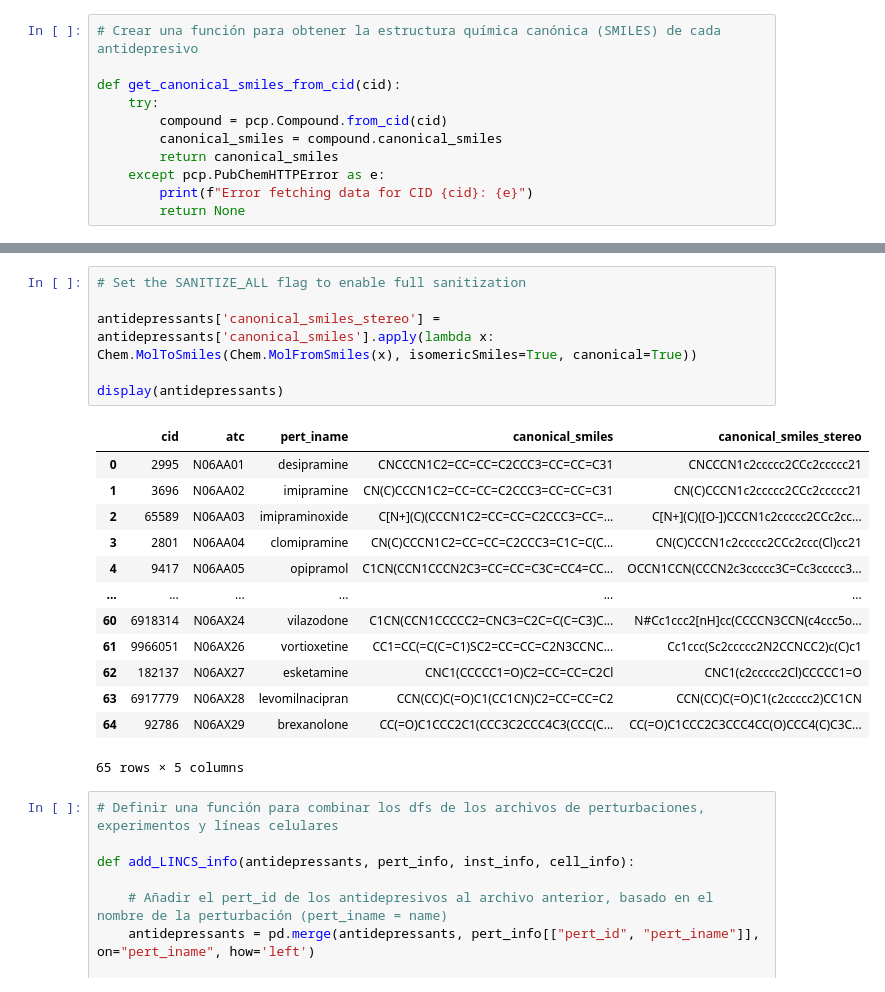
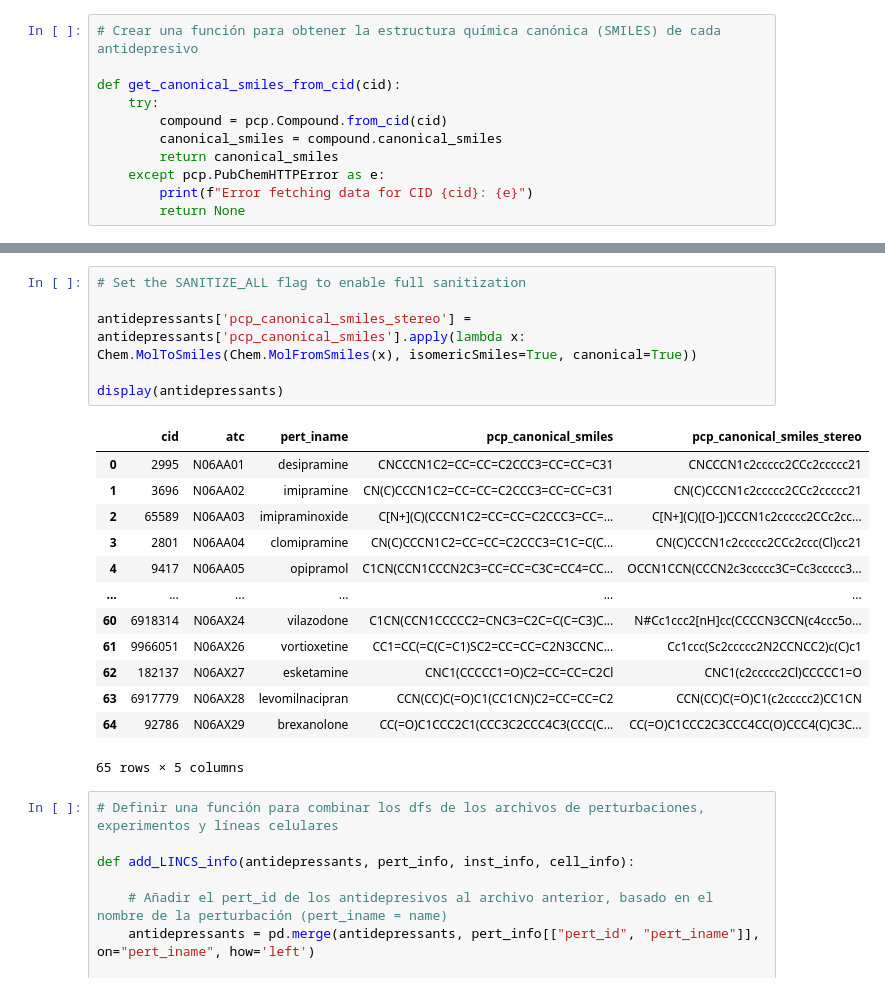
Before and after one commit to ximena-fdz/Antidepresivos-y-redes-complejas, a Jupyter notebook: Scripts:/ProcessingScripts:/LINCS_ad_info.ipynb, the cells around one changed output, grey strips where cells are left out. Drawn from its saved outputs; the diff is of its cells as text.

```diff
--- a/Scripts:/ProcessingScripts:/LINCS_ad_info.ipynb
+++ b/Scripts:/ProcessingScripts:/LINCS_ad_info.ipynb
@@ -60,11 +60,11 @@ antidepressants.to_csv("antidepressants_pcp.tsv", sep="\t", index=False)
 # %%
 # Set the SANITIZE_ALL flag to enable full sanitization
 
-antidepressants['canonical_smiles_stereo'] = antidepressants['canonical_smiles'].apply(lambda x: Chem.MolToSmiles(Chem.MolFromSmiles(x), isomericSmiles=True, canonical=True))
+antidepressants['pcp_canonical_smiles_stereo'] = antidepressants['pcp_canonical_smiles'].apply(lambda x: Chem.MolToSmiles(Chem.MolFromSmiles(x), isomericSmiles=True, canonical=True))
 
 display(antidepressants)
 # %% [output]
-|  | cid | atc | pert_iname | canonical_smiles | canonical_smiles_stereo |
+|  | cid | atc | pert_iname | pcp_canonical_smiles | pcp_canonical_smiles_stereo |
 | 0 | 2995 | N06AA01 | desipramine | CNCCCN1C2=CC=CC=C2CCC3=CC=CC=C31 | CNCCCN1c2ccccc2CCc2ccccc21 |
 | 1 | 3696 | N06AA02 | imipramine | CN(C)CCCN1C2=CC=CC=C2CCC3=CC=CC=C31 | CN(C)CCCN1c2ccccc2CCc2ccccc21 |
 | 2 | 65589 | N06AA03 | imipraminoxide | C[N+](C)(CCCN1C2=CC=CC=C2CCC3=CC=... | C[N+](C)([O-])CCCN1c2ccccc2CCc2cc... |
```
Also changed, not shown: parts of 6 cells of this notebook.
